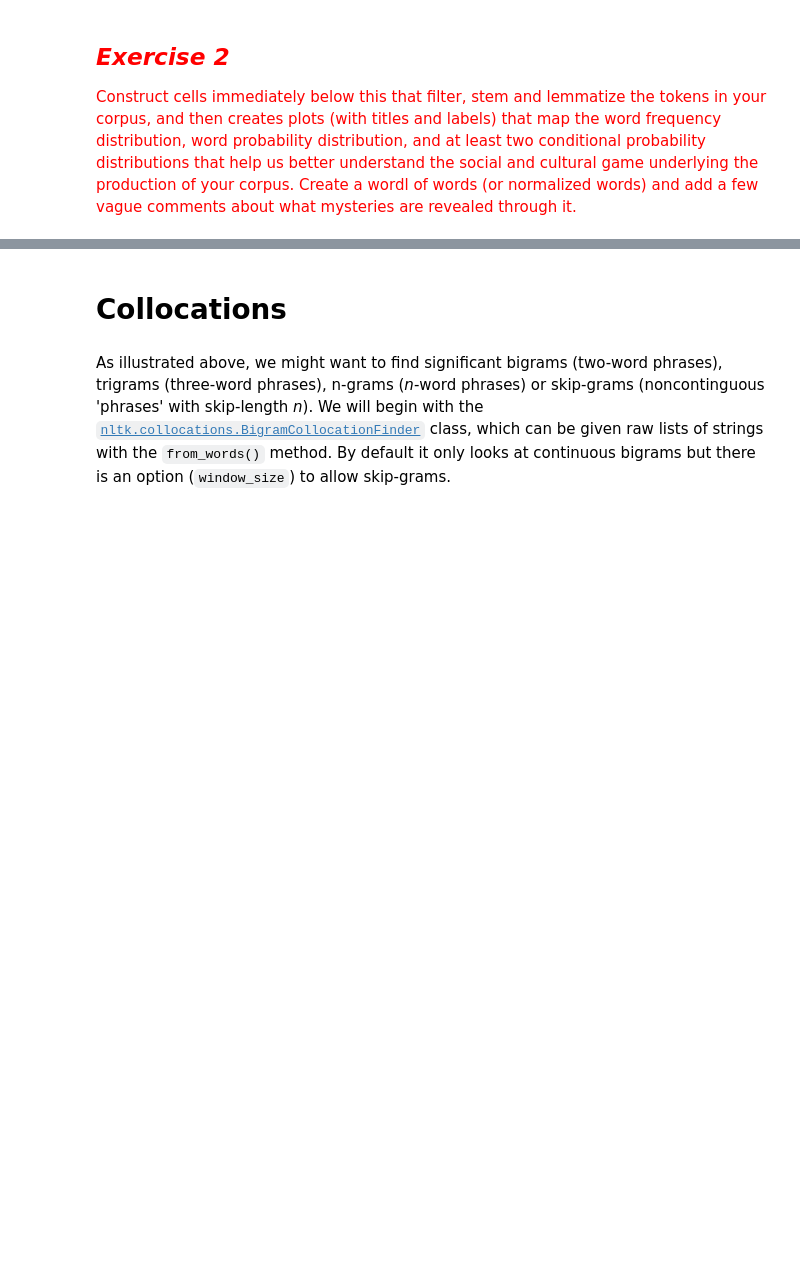
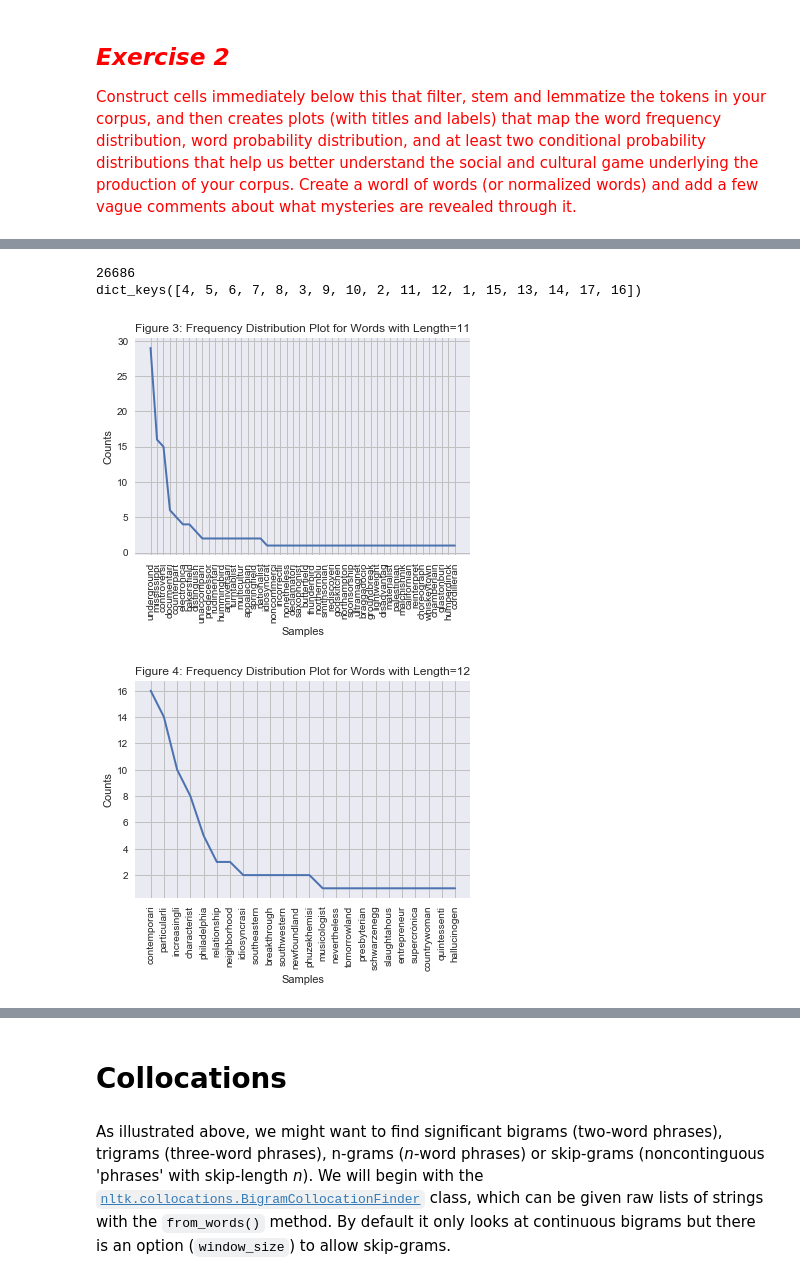
Before and after one commit to xywu-soc/content-analysis-2018, a Jupyter notebook: 2-Corpus-Linguistics/2-Corpus-Linguistics.ipynb, the cells around one changed output, grey strips where cells are left out. Cells and saved outputs as stored; diff of their text form; code cells hidden in the pictures; blank space fills up the shorter version.

```diff
--- a/2-Corpus-Linguistics/2-Corpus-Linguistics.ipynb
+++ b/2-Corpus-Linguistics/2-Corpus-Linguistics.ipynb
@@ -759,0 +856,33 @@ plt.savefig("whitehouse_word_cloud.pdf", format = 'pdf')
+# %%
+# Find it hard decide the cutoff manually, since the first noun appers too
+# early. Use the built in stop words instead.
+stop_words_nltk = stopwords.words('english')
+# %%
+# Initialize the stemmers and lemmers
+porter = nltk.stem.porter.PorterStemmer()
+snowball = nltk.stem.snowball.SnowballStemmer('english')
+wordnet = nltk.stem.WordNetLemmatizer()
+
+# Construct a function to filter, stem, and lemmatize the tokens
+def normlizeTokens(tokenLst, stopwordLst=None, stemmer=None, lemmer=None):
+    # Lower the case and remove non-words
+    workingIter = (w.lower() for w in tokenLst if w.isalpha())
+    # Apply stemmer
+    if stemmer is not None:
+        workingIter = (stemmer.stem(w) for w in workingIter)
+    # Apply lemmer
+    if lemmer is not None:
+        workingIter = (lemmer.lemmatize(w) for w in workingIter)
+    # Remove the stopwords
+    if stopwordLst is not None:
+        workingIter = (w for w in workingIter if w not in stopwordLst)
+    # Return the modified tokens
+    return list(workingIter)
+# %%
+# Normalize Tokens
+music_df['normalized_tokens'] = music_df['tokenized_text'].\
+    apply(lambda x: normlizeTokens(x, stopwordLst = stop_words_nltk, \
+                                   stemmer = porter))
+music_df['normalized_tokens_count'] = music_df['normalized_tokens'].\
+    apply(lambda x: len(x))
+music_df
@@ -759,0 +897,18 @@ plt.savefig("whitehouse_word_cloud.pdf", format = 'pdf')
+# %%
+# Get frequency distribution
+music_cfdist = nltk.ConditionalFreqDist(((len(w), w) for w in music_df[\
+                                     'normalized_tokens'].sum()))
+#print the number of words
+print(music_cfdist.N())
+print(music_cfdist.keys())
+# %% [output]
+26686
+dict_keys([4, 5, 6, 7, 8, 3, 9, 10, 2, 11, 12, 1, 15, 13, 14, 17, 16])
+# %%
+# Since there are too many words with low frequency, I would plot the
+# conditional plot for words with high frequency
+music_cfdist[11].plot(title="Figure 3: Frequency Distribution Plot for Words with Length=11")
+music_cfdist[12].plot(title="Figure 4: Frequency Distribution Plot for Words with Length=12")
+# %% [output]
+[figure, added]
+[figure, added]
```
Also changed, not shown: parts of 26 cells of this notebook.
